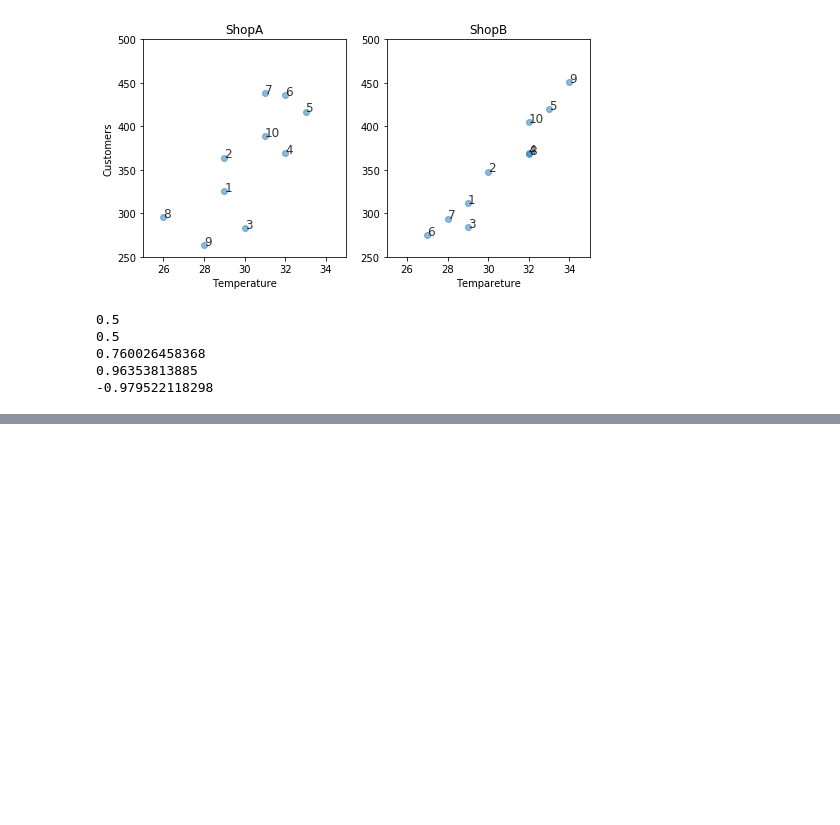
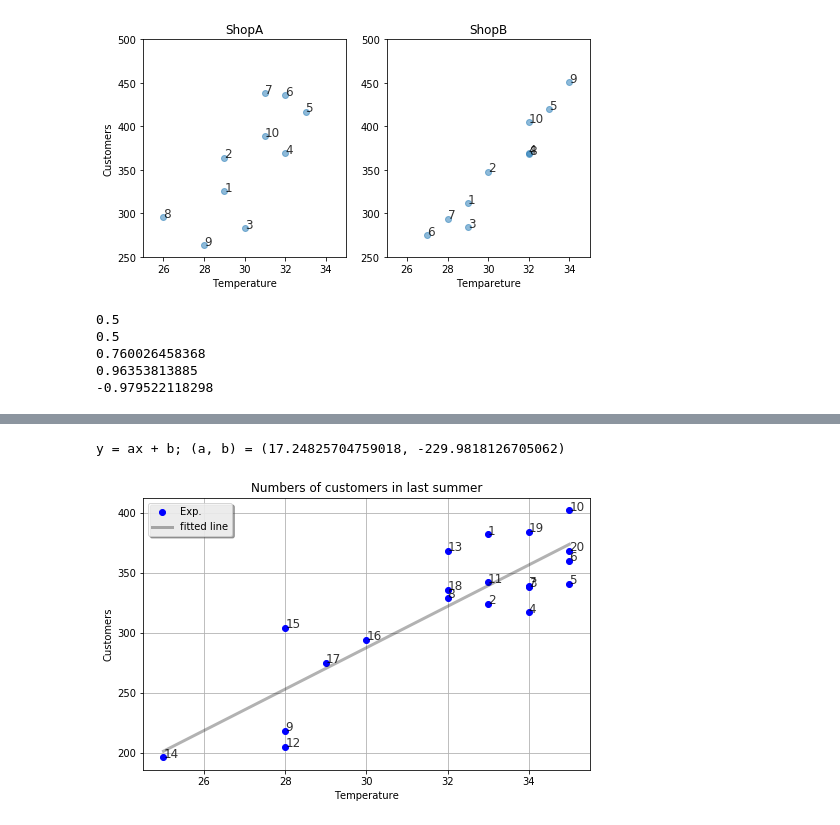
Before and after one commit to hamakn/jupyter_notebook_example, a Jupyter notebook: icecream.ipynb, the cells around one changed output, grey strips where cells are left out. Cells and saved outputs as stored; diff of their text form; code cells hidden in the pictures; blank space fills up the shorter version.

```diff
--- a/icecream.ipynb
+++ b/icecream.ipynb
@@ -172,0 +205,51 @@ print(
+# %%
+# 4.4.1 回帰直線の計算
+
+## 素振り
+# 標準偏差
+std = np.std(col2)
+# 平均
+avg = np.average(col2)
+
+# 回帰直線 y = ax + b のaとbを求める関数を定義する
+# 定義より、（参考: http://kogolab.chillout.jp/elearn/icecream/chap4/sec3.html）
+# a = 相関係数 * yの標準偏差 / xの標準偏差
+def a_fit(xlist, ylist):
+    cor = scipy.stats.pearsonr(xlist, ylist)[0]
+    stdx = np.std(xlist)
+    stdy = np.std(ylist)
+    return cor * stdy / stdx
+
+# b = avg(y) - (a * avg(x))
+def b_fit(xlist, ylist):
+    a = a_fit(xlist, ylist)
+    return np.average(ylist) - (a * np.average(xlist))
+
+# 回帰直線の式
+print("y = ax + b; (a, b) = ({0}, {1})".format(a_fit(col2, col3), b_fit(col2, col3)))
+# %% [output]
+y = ax + b; (a, b) = (17.24825704759018, -229.9818126705062)
+# %%
+# 4.4.2 回帰直線の描画
+test_x = []
+fitted_y = []
+a = a_fit(col2, col3)
+b = b_fit(col2, col3)
+for x in range(min(col2), max(col2)+1):
+    test_x.append(x)
+    fitted_y.append(a * x + b)
+
+# 散布図と回帰直線を描く。
+plt.figure(figsize=(8,5))
+plt.plot(col2,col3,'bo', label='Exp.')
+plt.plot(test_x,fitted_y,'k-', label='fitted line', linewidth=3, alpha=0.3)
+plt.title("Numbers of customers in last summer")
+plt.xlabel("Temperature")
+plt.ylabel("Customers")
+plt.legend(loc='best',fancybox=True, shadow=True)
+plt.grid(True)
+for day, x, y in zip(col1, col2, col3):
+    plt.text(x, y, day, alpha=0.8, size=12)
+plt.show()
+# %% [output]
+[figure, added]
```
Also changed, not shown: parts of 1 cell of this notebook.
